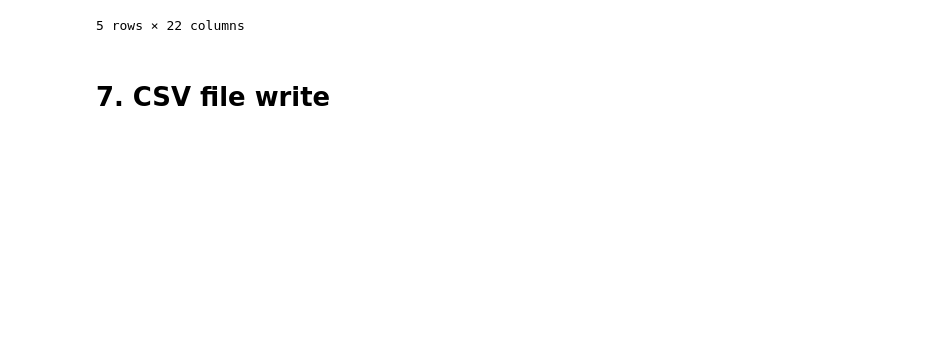
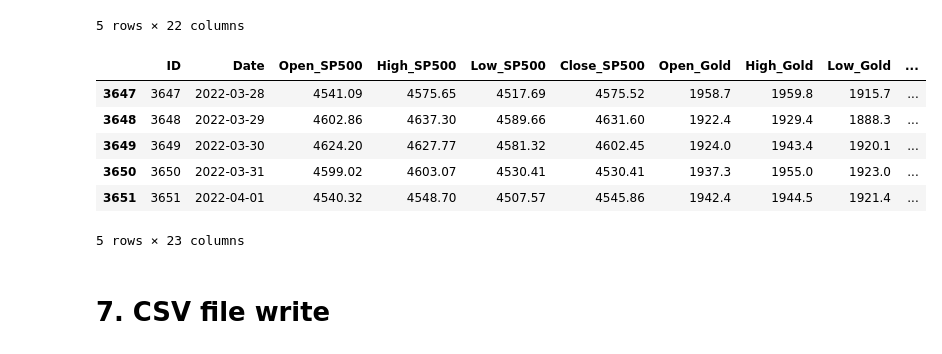
Before and after one commit to Kostee/tft-overview, a Jupyter notebook: manually_downloaded_data/format_manually_downloaded.ipynb, the cells around one changed output. Saved outputs shown, nothing was run; the diff lists cells and outputs as text; code cells hidden in the pictures; blank space fills up the shorter version.

Commit message:
ID column added to economy_manual.csv and its generated script

```diff
--- a/manually_downloaded_data/format_manually_downloaded.ipynb
+++ b/manually_downloaded_data/format_manually_downloaded.ipynb
@@ -229,6 +229,19 @@ datasets_merged.tail()
 | 3650 | 2022-03-31 | 4599.02 | 4603.07 | 4530.41 | 4530.41 | 1937.3 | 1955.0 | 1923.0 | 1954.0 | ... |
 | 3651 | 2022-04-01 | 4540.32 | 4548.70 | 4507.57 | 4545.86 | 1942.4 | 1944.5 | 1921.4 | 1923.7 | ... |
 5 rows × 22 columns
+# %%
+idx_df = pd.DataFrame(range(len(datasets_merged)))
+idx_df.columns = ["ID"]
+datasets_merged = pd.concat([idx_df, datasets_merged], axis=1)
+datasets_merged.tail()
+# %% [output]
+|  | ID | Date | Open_SP500 | High_SP500 | Low_SP500 | Close_SP500 | Open_Gold | High_Gold | Low_Gold | ... |
+| 3647 | 3647 | 2022-03-28 | 4541.09 | 4575.65 | 4517.69 | 4575.52 | 1958.7 | 1959.8 | 1915.7 | ... |
+| 3648 | 3648 | 2022-03-29 | 4602.86 | 4637.30 | 4589.66 | 4631.60 | 1922.4 | 1929.4 | 1888.3 | ... |
+| 3649 | 3649 | 2022-03-30 | 4624.20 | 4627.77 | 4581.32 | 4602.45 | 1924.0 | 1943.4 | 1920.1 | ... |
+| 3650 | 3650 | 2022-03-31 | 4599.02 | 4603.07 | 4530.41 | 4530.41 | 1937.3 | 1955.0 | 1923.0 | ... |
+| 3651 | 3651 | 2022-04-01 | 4540.32 | 4548.70 | 4507.57 | 4545.86 | 1942.4 | 1944.5 | 1921.4 | ... |
+5 rows × 23 columns
 # %% [markdown]
 # 7. CSV file write
 # %%
```
Also changed, not shown: parts of 1 cell of this notebook, 8 other files.
